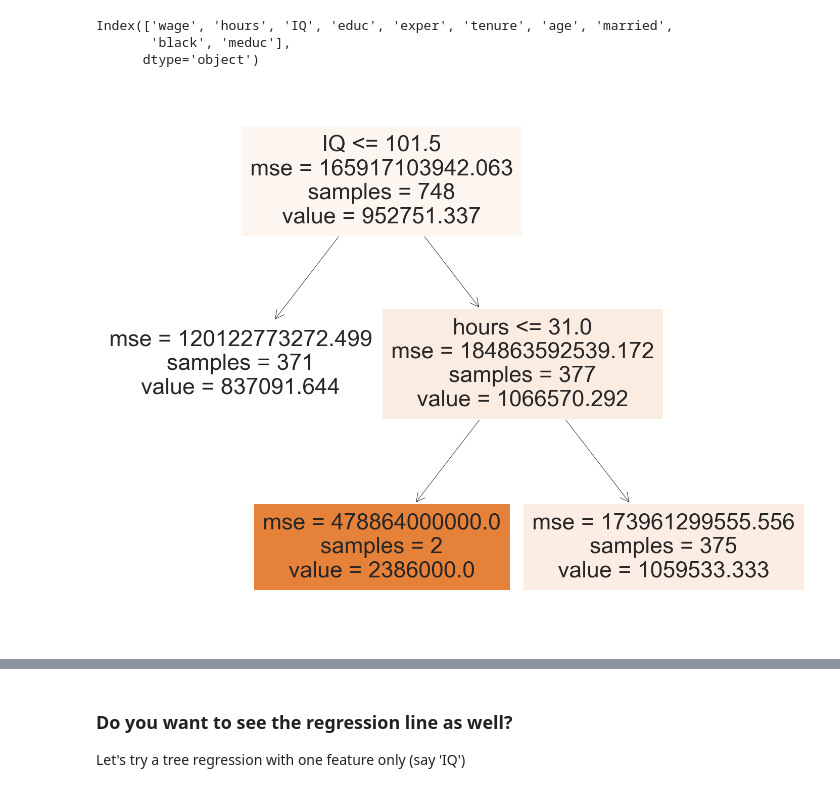
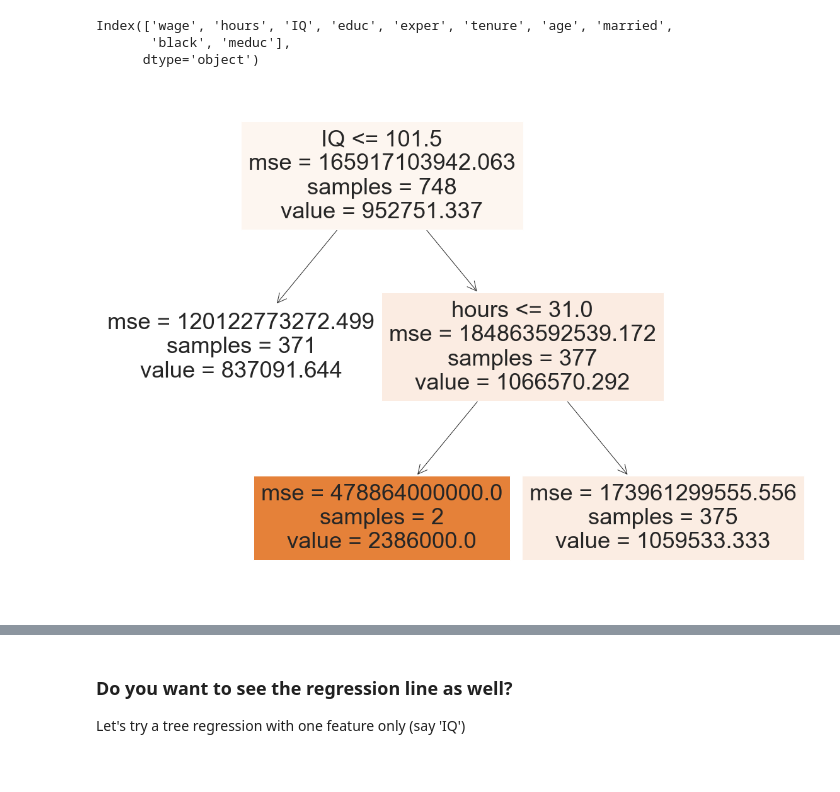
Before and after one commit to PJalgotrader/ML-USU-Fall21, a Jupyter notebook: Classes/Class 19- Decision Tree (Python)/DTs regression.ipynb, the cells around one changed output, grey strips where cells are left out. Drawn from its saved outputs; the diff is of its cells as text; code cells hidden in the pictures.

```diff
--- a/Classes/Class 19- Decision Tree (Python)/DTs regression.ipynb
+++ b/Classes/Class 19- Decision Tree (Python)/DTs regression.ipynb
@@ -256,11 +260,11 @@ wage_hat = dtree.predict(X_test)
 # %%
 from sklearn import tree
 # %%
-fig = plt.figure(figsize=(25,20))
+fig = plt.figure(figsize=(20,15))
 DT_plot = tree.plot_tree(dtree, feature_names=X_train.columns, filled=True)
 # left branch True
 # %% [output]
-[figure, old version]
+[figure, new version]
 # %%
 plt.figure(figsize=(10,6))
 sns.scatterplot(x='IQ', y='hours', data=df, hue='wage')
```
Also changed, not shown: parts of 7 cells of this notebook, 5 other files.
